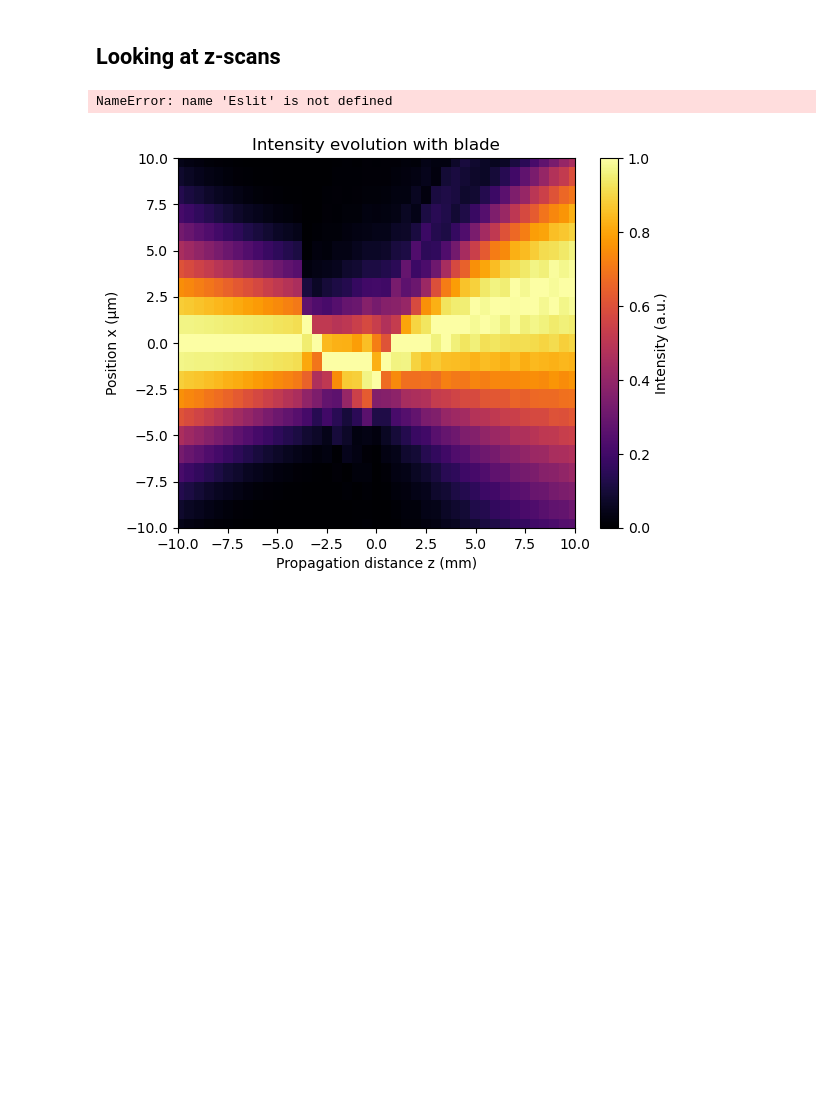
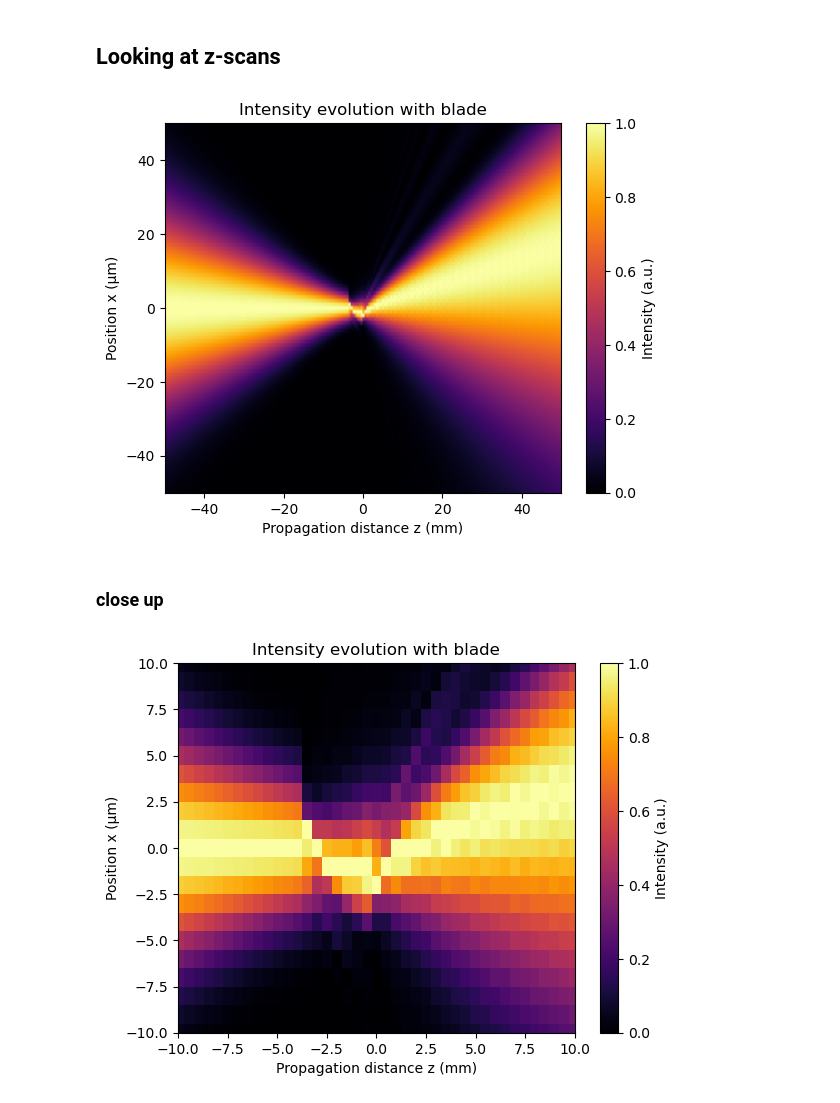
Before and after one commit to ALS-X-Ray-optics/aiw-notebooks, a Jupyter notebook: 38_slit_simulations.ipynb, the cells around one changed output. Cells and saved outputs as stored; diff of their text form; code cells hidden in the pictures; blank space fills up the shorter version.

```diff
--- a/38_slit_simulations.ipynb
+++ b/38_slit_simulations.ipynb
@@ -196,35 +196,37 @@ blade_down = np.where(x_m <= slit_size_m/2 , 1,0)
 
 #distance between slits
 zs_m = 4e-3
 
 zscan = np.linspace(-50e-3, 50e-3, 201)
 dz_m = zscan[1] - zscan[0]
 
 Iz = np.zeros((E0.size, zscan.size))
-Ez = propTF(Eslit, L_m, wavelength_m, zscan[0])
+Ez = propTF(Ef, L_m, wavelength_m, zscan[0])
 for i_z in range(zscan.size):
     if zscan[i_z] < -zs_m:
         pass
     if (zscan[i_z] >= -zs_m) & (zscan[i_z]<-zs_m+dz_m):
         Ez = Ez*blade_up
     if (zscan[i_z] >= 0) & (zscan[i_z]<dz_m):
         Ez = Ez*blade_down
     if zscan[i_z] >=dz_m:
         pass
     Ez = propTF(Ez, L_m, wavelength_m, dz_m)
     Iz[:,i_z] = np.abs(Ez)**2
     Iz[:,i_z] = Iz[:,i_z]/Iz[:,i_z].max() # normalise to max intensity for better visualization
 
 plt.imshow(Iz, extent=[zscan[0]*1e3, zscan[-1]*1e3, x_m[0]*1e6, x_m[-1]*1e6], aspect='auto', cmap='inferno')
 plt.colorbar(label='Intensity (a.u.)')
 plt.xlabel('Propagation distance z (mm)')
 plt.ylabel('Position x (µm)')
 plt.title('Intensity evolution with blade')
 plt.ylim(-50, 50)
 plt.xlim(-50, 50)
 plt.show()
 # %% [output]
-NameError: name 'Eslit' is not defined
+[figure, added]
+# %% [markdown]
+### close up
 # %%
 plt.imshow(Iz, extent=[zscan[0]*1e3, zscan[-1]*1e3, x_m[0]*1e6, x_m[-1]*1e6], aspect='auto', cmap='inferno')
 plt.colorbar(label='Intensity (a.u.)')
```
Also changed, not shown: parts of 4 cells of this notebook.
